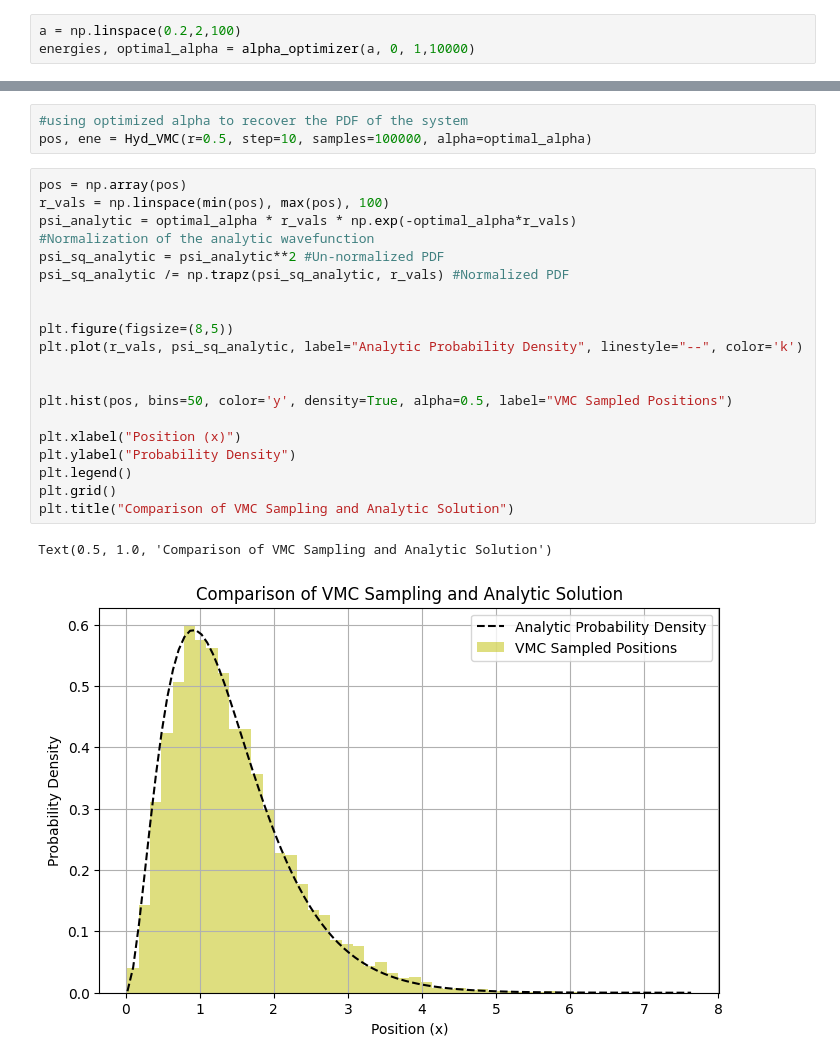
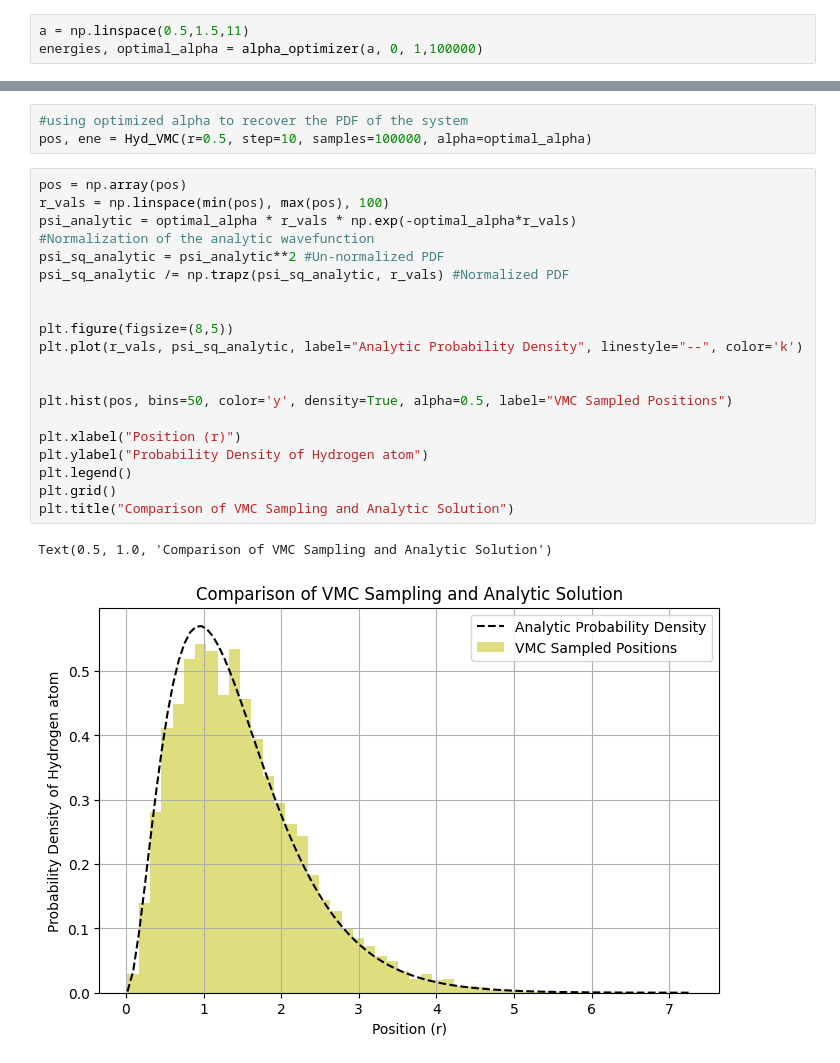
Before and after one commit to SuvamT0071/QuantumMonte, a Jupyter notebook: QMC QHO.ipynb, the cells around one changed output, grey strips where cells are left out. Saved outputs shown, nothing was run; the diff lists cells and outputs as text.

```diff
--- a/QMC QHO.ipynb
+++ b/QMC QHO.ipynb
@@ -406,5 +404,5 @@ def alpha_optimizer(alpha_list, x, step, samples=10000):
 
     return saved_energies, optimal_alpha
 # %%
-a = np.linspace(0.2,2,100)
-energies, optimal_alpha = alpha_optimizer(a, 0, 1,10000)
+a = np.linspace(0.5,1.5,11)
+energies, optimal_alpha = alpha_optimizer(a, 0, 1,100000)
@@ -612,26 +629,26 @@ pos, ene = Hyd_VMC(r=0.5, step=10, samples=100000, alpha=optimal_alpha)
 # %%
 pos = np.array(pos)
 r_vals = np.linspace(min(pos), max(pos), 100)
 psi_analytic = optimal_alpha * r_vals * np.exp(-optimal_alpha*r_vals)
 #Normalization of the analytic wavefunction
 psi_sq_analytic = psi_analytic**2 #Un-normalized PDF
 psi_sq_analytic /= np.trapz(psi_sq_analytic, r_vals) #Normalized PDF
 
 
 plt.figure(figsize=(8,5))
 plt.plot(r_vals, psi_sq_analytic, label="Analytic Probability Density", linestyle="--", color='k')
 
 
 plt.hist(pos, bins=50, color='y', density=True, alpha=0.5, label="VMC Sampled Positions")
 
-plt.xlabel("Position (x)")
-plt.ylabel("Probability Density")
+plt.xlabel("Position (r)")
+plt.ylabel("Probability Density of Hydrogen atom")
 plt.legend()
 plt.grid()
 plt.title("Comparison of VMC Sampling and Analytic Solution")
 # %% [output]
 Text(0.5, 1.0, 'Comparison of VMC Sampling and Analytic Solution')
-[figure, old version]
+[figure, new version]
 # %%
 plt.hist(ene, bins=50, density=True, alpha=0.5, color='k', label="VMC Sampled Energies")
 plt.xlabel("Energy")
```
Also changed, not shown: parts of 11 cells of this notebook.
